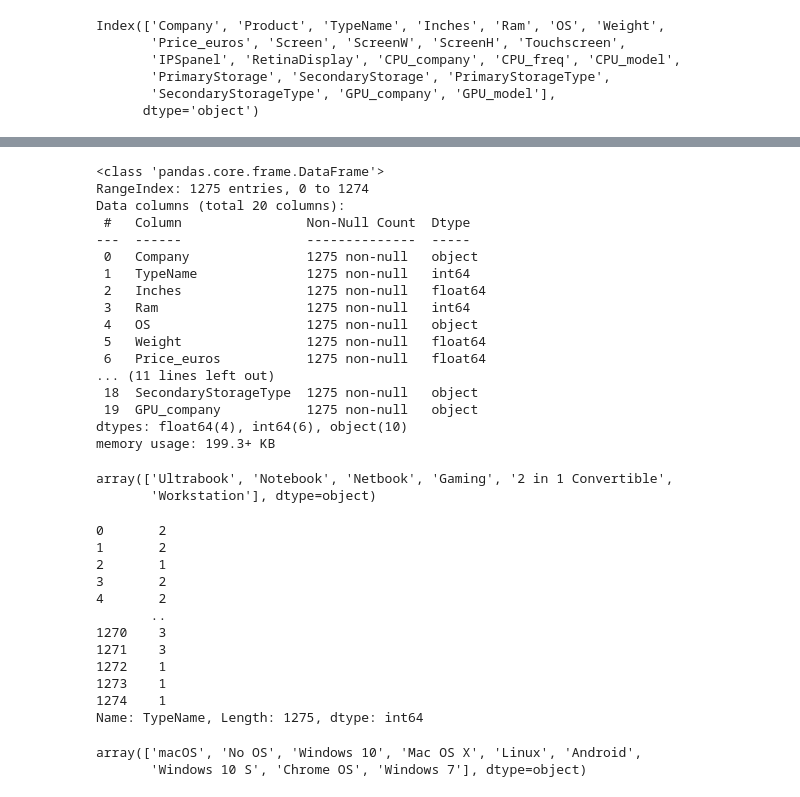
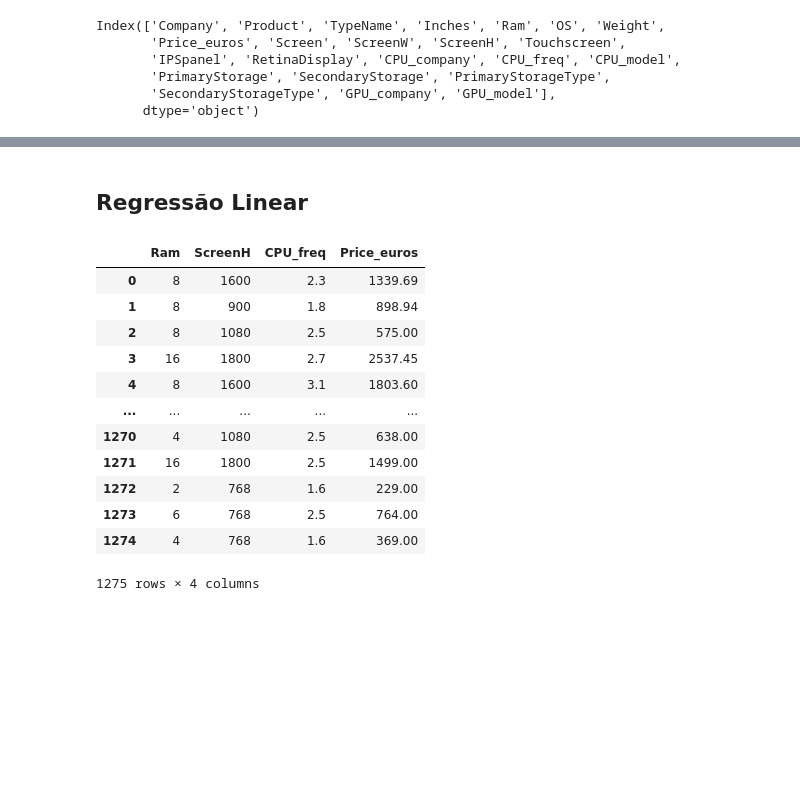
Before and after one commit to MarcoAmef/notebook_prices, a Jupyter notebook: notebook_prices_regression.ipynb, the cells around one changed output, grey strips where cells are left out. Cells and saved outputs as stored; diff of their text form; code cells hidden in the pictures; blank space fills up the shorter version.

Commit message:
regressão linear

```diff
--- a/notebook_prices_regression.ipynb
+++ b/notebook_prices_regression.ipynb
@@ -120,25 +109,18 @@ df = df.drop(columns=['Product', 'CPU_model', 'GPU_model'])
+# %% [markdown]
+## Regressão Linear
 # %%
-df.info()
+df
 # %% [output]
+|  | Ram | ScreenH | CPU_freq | Price_euros |
+| 0 | 8 | 1600 | 2.3 | 1339.69 |
+| 1 | 8 | 900 | 1.8 | 898.94 |
+| 2 | 8 | 1080 | 2.5 | 575.00 |
+| 3 | 16 | 1800 | 2.7 | 2537.45 |
+| 4 | 8 | 1600 | 3.1 | 1803.60 |
+| ... | ... | ... | ... | ... |
+| 1270 | 4 | 1080 | 2.5 | 638.00 |
+| 1271 | 16 | 1800 | 2.5 | 1499.00 |
+| 1272 | 2 | 768 | 1.6 | 229.00 |
+| 1273 | 6 | 768 | 2.5 | 764.00 |
+| 1274 | 4 | 768 | 1.6 | 369.00 |
-<class 'pandas.core.frame.DataFrame'>
-RangeIndex: 1275 entries, 0 to 1274
-Data columns (total 20 columns):
- #   Column                Non-Null Count  Dtype
----  ------                --------------  -----
- 0   Company               1275 non-null   object
- 1   TypeName              1275 non-null   int64
- 2   Inches                1275 non-null   float64
- 3   Ram                   1275 non-null   int64
- 4   OS                    1275 non-null   object
- 5   Weight                1275 non-null   float64
- 6   Price_euros           1275 non-null   float64
-... (11 lines left out)
- 18  SecondaryStorageType  1275 non-null   object
- 19  GPU_company           1275 non-null   object
-dtypes: float64(4), int64(6), object(10)
-memory usage: 199.3+ KB
+1275 rows × 4 columns
-# %%
-df['TypeName'].unique()
-# %% [output]
-array(['Ultrabook', 'Notebook', 'Netbook', 'Gaming', '2 in 1 Convertible',
-       'Workstation'], dtype=object)
@@ -149,20 +126,0 @@ df['TypeName'] = df['TypeName'].map(type_encoded)
-# %%
-df['TypeName']
-# %% [output]
-0       2
-1       2
-2       1
-3       2
-4       2
-       ..
-1270    3
-1271    3
-1272    1
-1273    1
-1274    1
-Name: TypeName, Length: 1275, dtype: int64
-# %%
-df['OS'].unique()
-# %% [output]
-array(['macOS', 'No OS', 'Windows 10', 'Mac OS X', 'Linux', 'Android',
-       'Windows 10 S', 'Chrome OS', 'Windows 7'], dtype=object)
```
Also changed, not shown: parts of 32 cells of this notebook.
